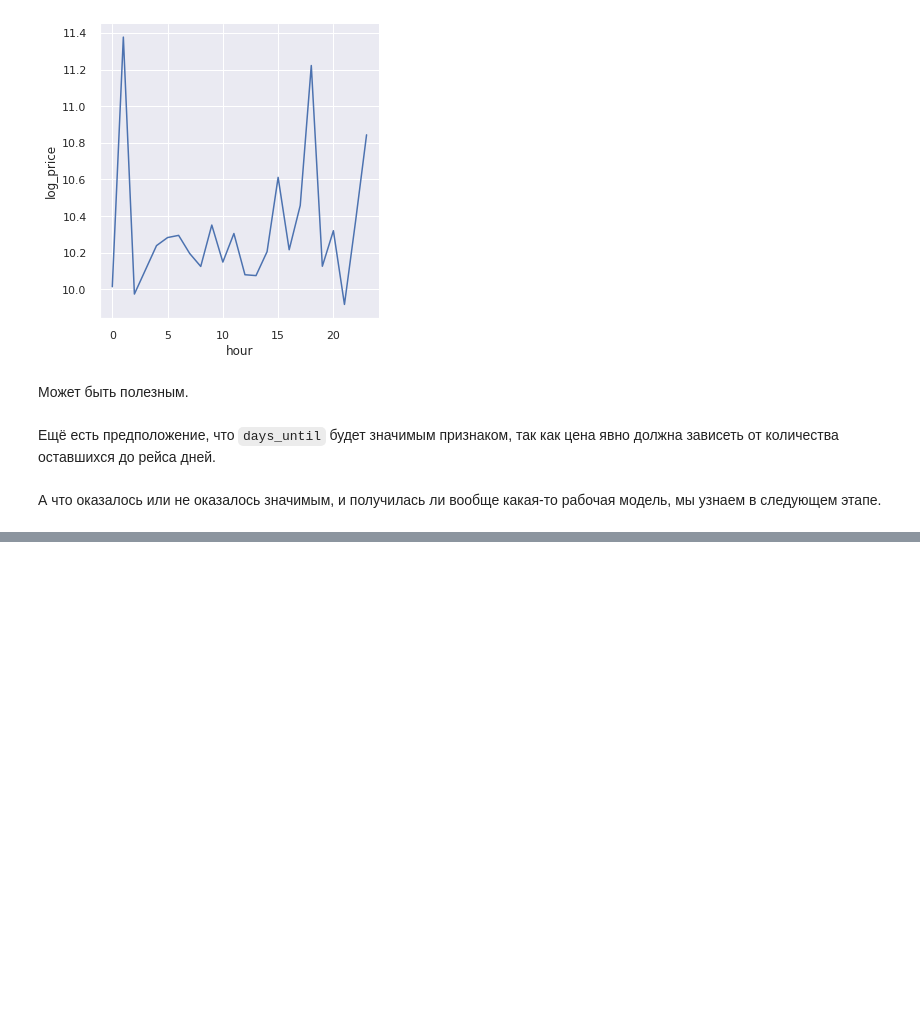
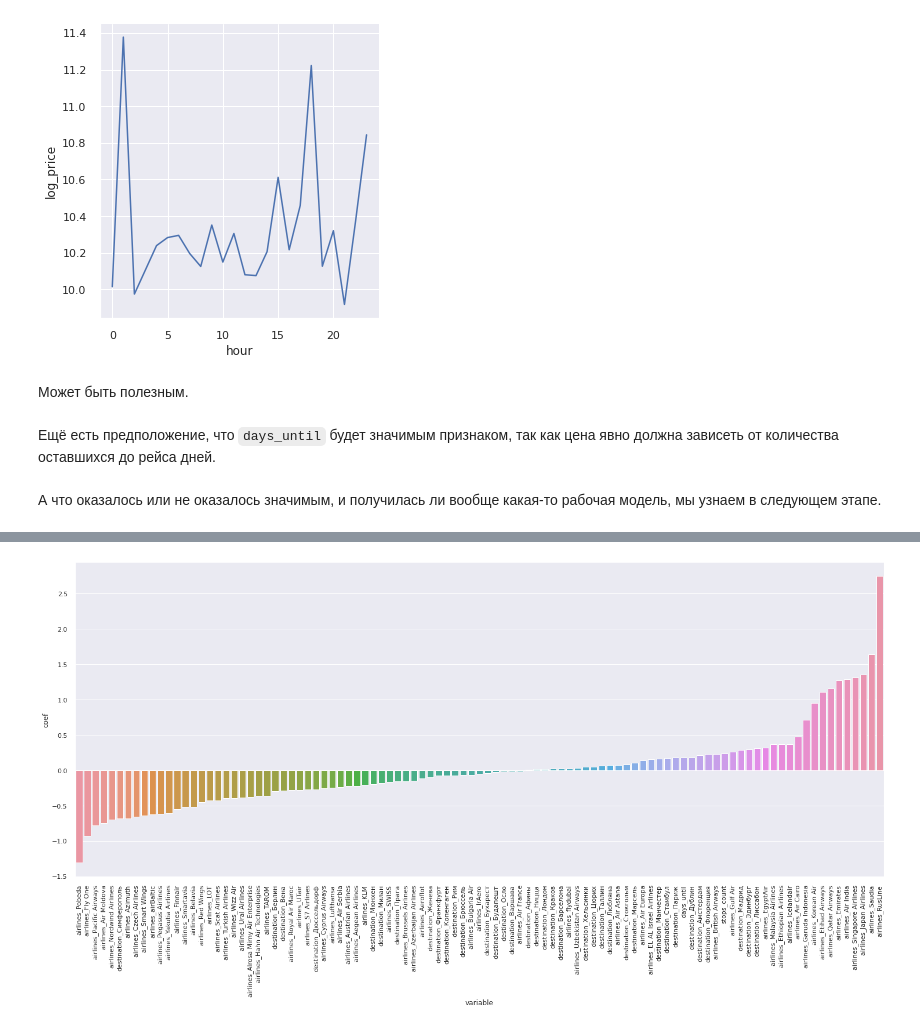
Before and after one commit to DramatikMan/MLHL-02-EDA-project, a Jupyter notebook: notebook/analysis.ipynb, the cells around one changed output, grey strips where cells are left out. Drawn from its saved outputs; the diff is of its cells as text; code cells hidden in the pictures; blank space fills up the shorter version.

```diff
--- a/notebook/analysis.ipynb
+++ b/notebook/analysis.ipynb
@@ -203,0 +248,2 @@ _ = sns.relplot(
+# %%
+data.drop(columns=['departure_time', 'arrival_time'], inplace=True)
@@ -203,0 +268,2 @@ _ = sns.relplot(
+# %%
+data = data.sample(frac=1, random_state=4)
@@ -203,0 +429,11 @@ _ = sns.relplot(
+# %%
+X = transform_dataframe(
+    df=data[['destination', 'days_until', 'airlines', 'stops_count']],
+    numerical=['days_until', 'stops_count'],
+    categorical=['destination', 'airlines']
+)
+X_train, X_test, y_train, y_test = train_test_split(X, y, test_size=0.3, random_state=4)
+model_2 = LinearRegression()
+model_2.fit(X_train, y_train)
+score_2 = model_2.score(X_test, y_test)
+score_2
@@ -203,0 +451,8 @@ _ = sns.relplot(
+# %%
+coefs = pd.concat([
+    pd.DataFrame(X.columns),
+    pd.DataFrame(model_2.coef_)
+], axis=1)
+coefs.columns = ['variable', 'coef']
+coefs.sort_values(by='coef', inplace=True)
+coefs
@@ -203,0 +473,6 @@ _ = sns.relplot(
+# %%
+sns.set(rc={'figure.figsize': (25, 10)})
+_ = sns.barplot(x='variable', y='coef', data=coefs)
+_.set_xticklabels(_.get_xticklabels(), rotation=90);
+# %% [output]
+[figure, added]
```
Also changed, not shown: parts of 38 cells of this notebook, 2 other files.
